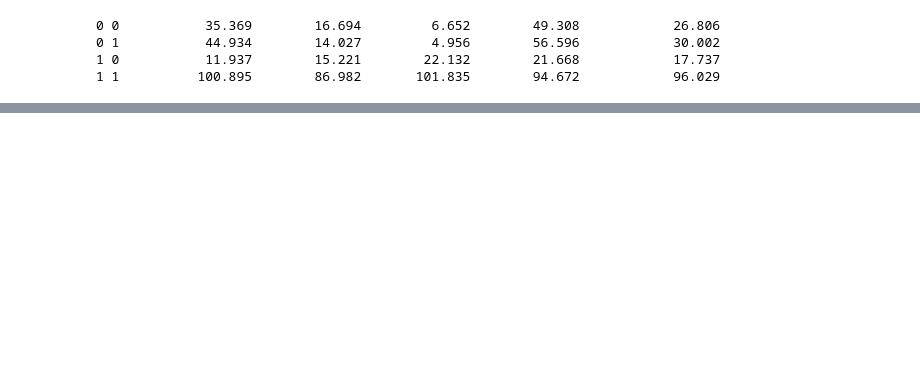
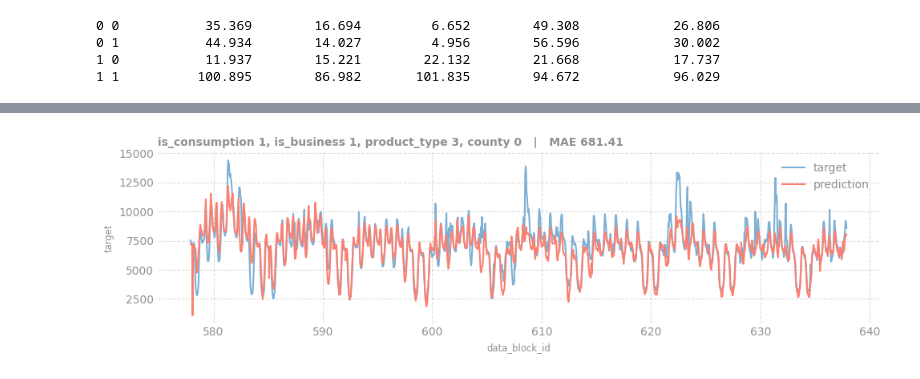
Before and after one commit to Alex0018/KaggleEnefit2024, a Jupyter notebook: tuned_solution.ipynb, the cells around one changed output, grey strips where cells are left out. Drawn from its saved outputs; the diff is of its cells as text; code cells hidden in the pictures; blank space fills up the shorter version.

```diff
--- a/tuned_solution.ipynb
+++ b/tuned_solution.ipynb
@@ -318,0 +392,4 @@ print_mae_sep(df_oof_quad_tuned)
+# %%
+show_target(df_oof_quad_tuned, 1,1,3,0, -24*60,None)
+# %% [output]
+[figure, added]
```
Also changed, not shown: parts of 16 cells of this notebook, 1 other file.
